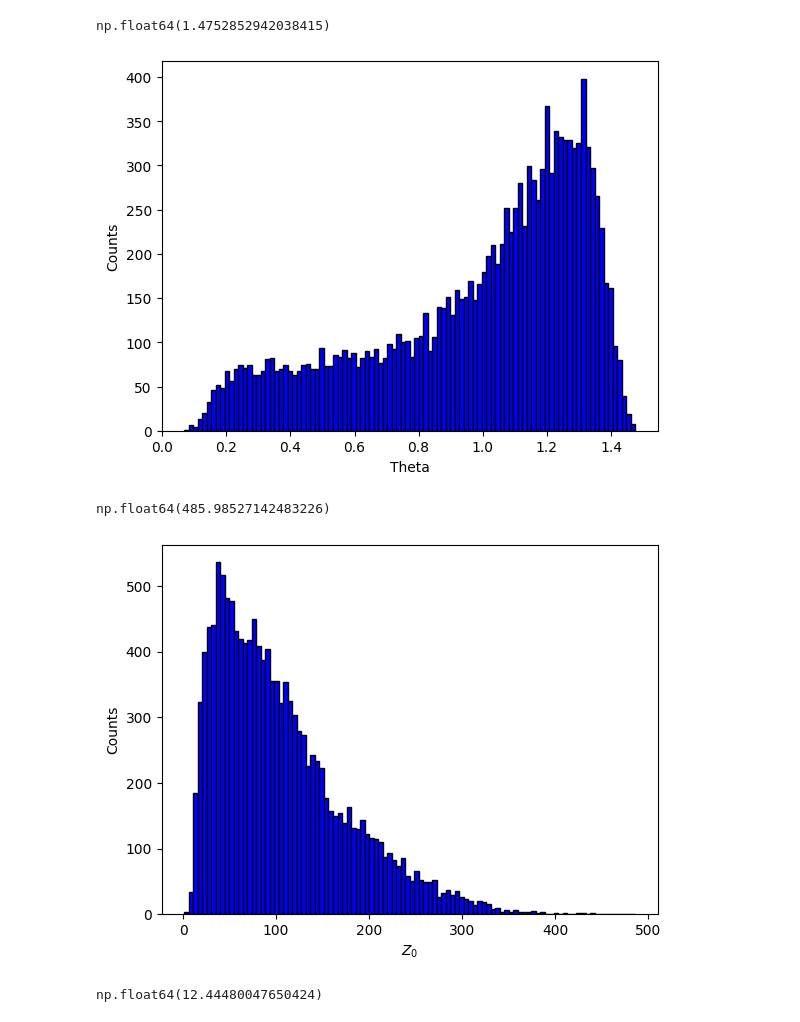
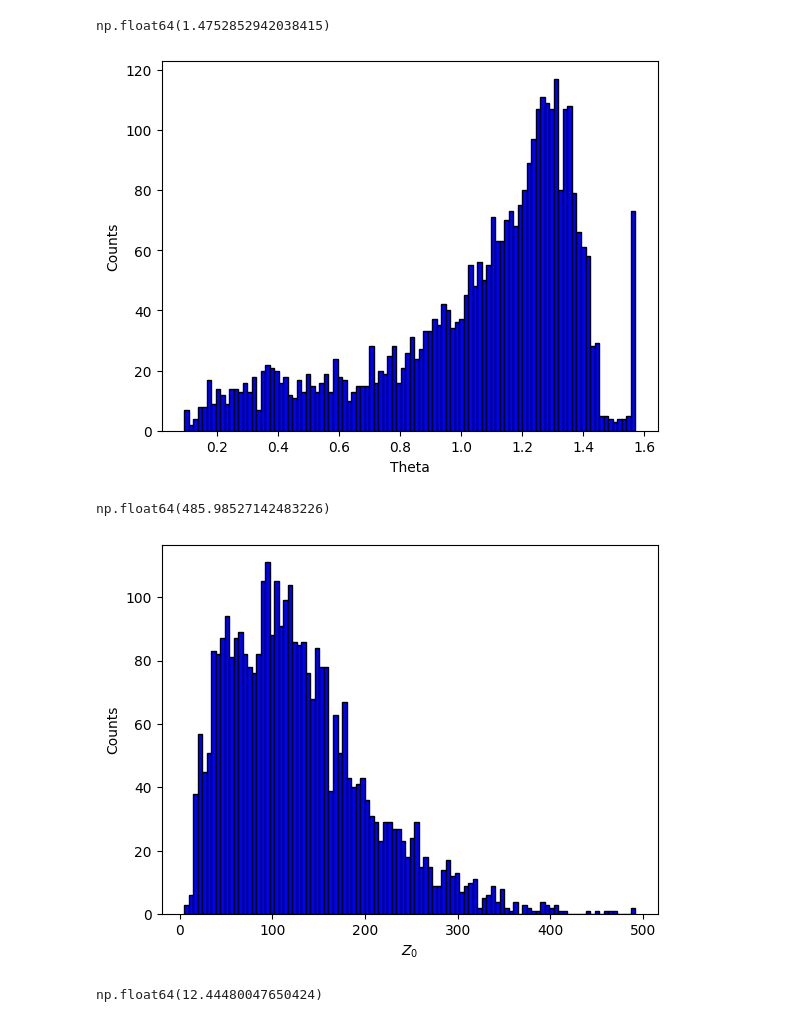
Before and after one commit to YauheniTalochkaN/GNN_tracking_model, a Jupyter notebook: check_dataset.ipynb, the cells around one changed output. Saved outputs shown, nothing was run; the diff lists cells and outputs as text; code cells hidden in the pictures.

```diff
--- a/check_dataset.ipynb
+++ b/check_dataset.ipynb
@@ -23,7 +23,7 @@ distance_list = []
 theta_list = []
 z0_list = []
 
-for evtid in range(1000):
+for evtid in range(10):
     event_name = input_dir + f'/event_{evtid}_'
     print(f'Processing: {event_name:s}')
 
@@ -46,7 +46,7 @@ for evtid in range(1000):
     truth = truth.merge(tracks[['track_id', 'pt']], on='track_id')
     hits = hits.merge(truth, on='hit_id')
 
-    hits = hits[hits['pt'] >= 1]
+    hits = hits[hits['pt'] >= 0.1]
 
     hit_gropus = hits.groupby("track_id")
 
@@ -112,20 +105,20 @@ plt.xlabel('Theta')
 
 plt.show()
 # %% [output]
-[figure, old version]
+[figure, new version]
 # %%
 np.array(z0_list).max()
 # %% [output]
 np.float64(485.98527142483226)
 # %%
-plt.hist(np.array(z0_list), bins=100, color='blue', edgecolor='black')
+plt.hist(np.array(z0_list)[np.array(z0_list) < 500], bins=100, color='blue', edgecolor='black')
 
 plt.ylabel('Counts')
 plt.xlabel('$Z_{0}$')
 
 plt.show()
 # %% [output]
-[figure, old version]
+[figure, new version]
 # %%
 np.array(distance_list).max()
 # %% [output]
```
Also changed, not shown: parts of 3 cells of this notebook.
